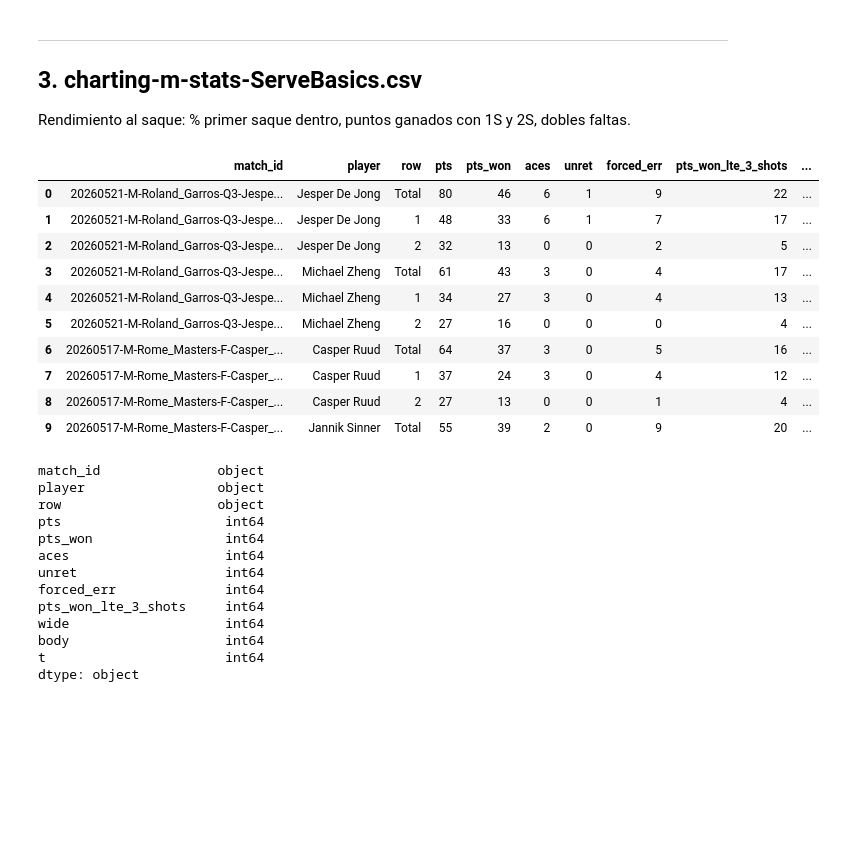
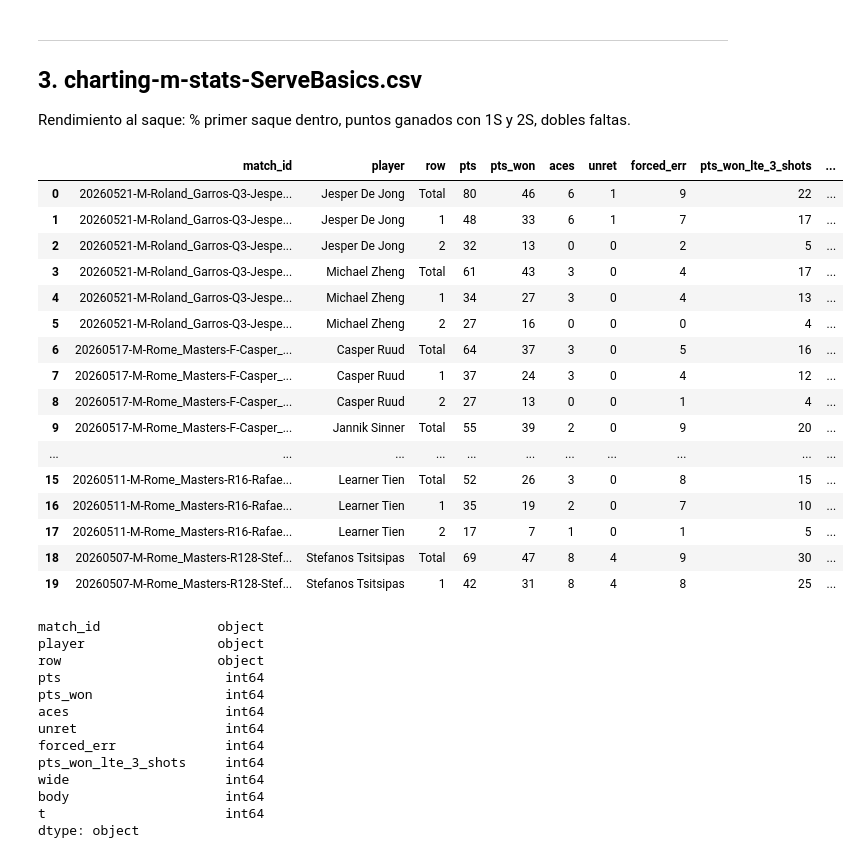
Before and after one commit to b0risR/UEA_proyecto_tenis, a Jupyter notebook: notebooks/01_exploracion_inicial.ipynb, the cells around one changed output. Drawn from its saved outputs; the diff is of its cells as text; code cells hidden in the pictures; blank space fills up the shorter version.

```diff
--- a/notebooks/01_exploracion_inicial.ipynb
+++ b/notebooks/01_exploracion_inicial.ipynb
@@ -135,19 +135,25 @@ dtype: object
 ## 3. charting-m-stats-ServeBasics.csv
 Rendimiento al saque: % primer saque dentro, puntos ganados con 1S y 2S, dobles faltas.
 # %%
-dfs["serve_basics"].head(10)
+dfs["serve_basics"].head(20)
 # %% [output]
 |  | match_id | player | row | pts | pts_won | aces | unret | forced_err | pts_won_lte_3_shots | ... |
 | 0 | 20260521-M-Roland_Garros-Q3-Jespe... | Jesper De Jong | Total | 80 | 46 | 6 | 1 | 9 | 22 | ... |
 | 1 | 20260521-M-Roland_Garros-Q3-Jespe... | Jesper De Jong | 1 | 48 | 33 | 6 | 1 | 7 | 17 | ... |
 | 2 | 20260521-M-Roland_Garros-Q3-Jespe... | Jesper De Jong | 2 | 32 | 13 | 0 | 0 | 2 | 5 | ... |
 | 3 | 20260521-M-Roland_Garros-Q3-Jespe... | Michael Zheng | Total | 61 | 43 | 3 | 0 | 4 | 17 | ... |
 | 4 | 20260521-M-Roland_Garros-Q3-Jespe... | Michael Zheng | 1 | 34 | 27 | 3 | 0 | 4 | 13 | ... |
 | 5 | 20260521-M-Roland_Garros-Q3-Jespe... | Michael Zheng | 2 | 27 | 16 | 0 | 0 | 0 | 4 | ... |
 | 6 | 20260517-M-Rome_Masters-F-Casper_... | Casper Ruud | Total | 64 | 37 | 3 | 0 | 5 | 16 | ... |
 | 7 | 20260517-M-Rome_Masters-F-Casper_... | Casper Ruud | 1 | 37 | 24 | 3 | 0 | 4 | 12 | ... |
 | 8 | 20260517-M-Rome_Masters-F-Casper_... | Casper Ruud | 2 | 27 | 13 | 0 | 0 | 1 | 4 | ... |
 | 9 | 20260517-M-Rome_Masters-F-Casper_... | Jannik Sinner | Total | 55 | 39 | 2 | 0 | 9 | 20 | ... |
+| ... | ... | ... | ... | ... | ... | ... | ... | ... | ... | ... |
+| 15 | 20260511-M-Rome_Masters-R16-Rafae... | Learner Tien | Total | 52 | 26 | 3 | 0 | 8 | 15 | ... |
+| 16 | 20260511-M-Rome_Masters-R16-Rafae... | Learner Tien | 1 | 35 | 19 | 2 | 0 | 7 | 10 | ... |
+| 17 | 20260511-M-Rome_Masters-R16-Rafae... | Learner Tien | 2 | 17 | 7 | 1 | 0 | 1 | 5 | ... |
+| 18 | 20260507-M-Rome_Masters-R128-Stef... | Stefanos Tsitsipas | Total | 69 | 47 | 8 | 4 | 9 | 30 | ... |
+| 19 | 20260507-M-Rome_Masters-R128-Stef... | Stefanos Tsitsipas | 1 | 42 | 31 | 8 | 4 | 8 | 25 | ... |
 # %%
 dfs["serve_basics"].dtypes
 # %% [output]
```
Also changed, not shown: 1 other file.
